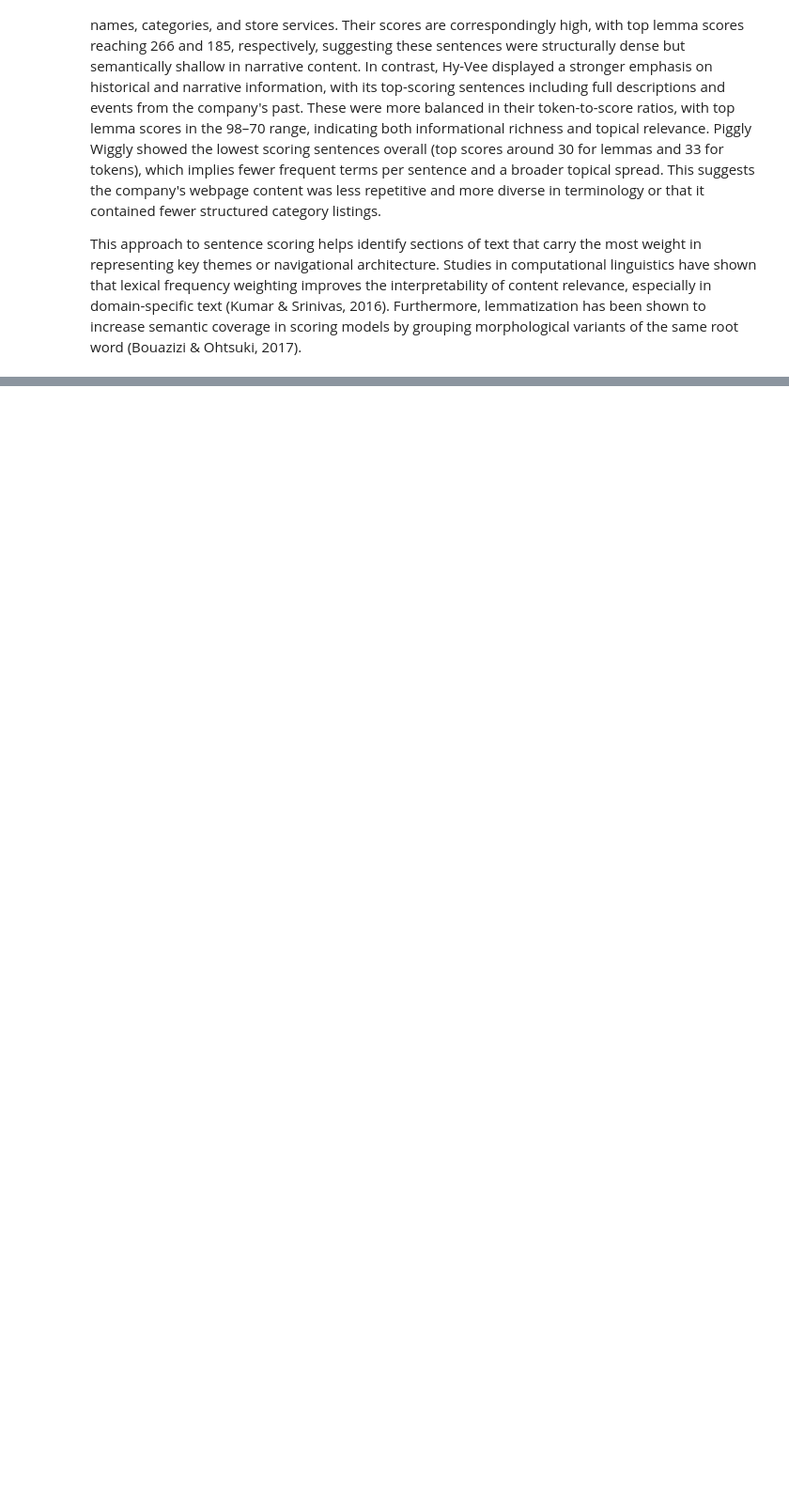
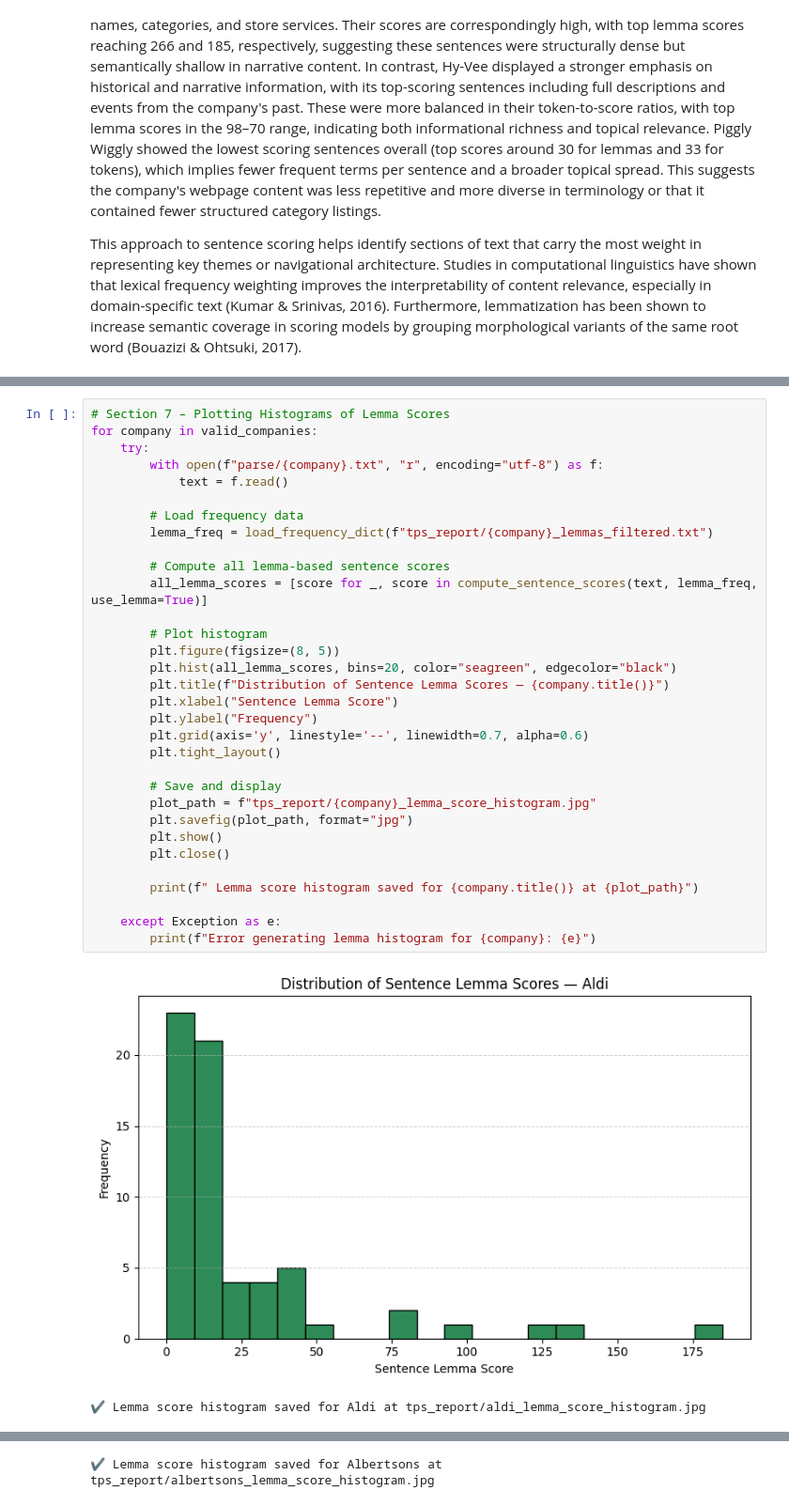
Before and after one commit to Data-Git-Hub/p7_web_compare, a Jupyter notebook: web_compare.ipynb, the cells around one changed output, grey strips where cells are left out. Shown at 94% size. Saved outputs shown, nothing was run; the diff lists cells and outputs as text; blank space fills up the shorter version.

```diff
--- a/web_compare.ipynb
+++ b/web_compare.ipynb
@@ -873,0 +921,35 @@ This approach to sentence scoring helps identify sections of text that carry the
+# %%
+# Section 7 – Plotting Histograms of Lemma Scores
+for company in valid_companies:
+    try:
+        with open(f"parse/{company}.txt", "r", encoding="utf-8") as f:
+            text = f.read()
+
+        # Load frequency data
+        lemma_freq = load_frequency_dict(f"tps_report/{company}_lemmas_filtered.txt")
+
+        # Compute all lemma-based sentence scores
+        all_lemma_scores = [score for _, score in compute_sentence_scores(text, lemma_freq, use_lemma=True)]
+
+        # Plot histogram
+        plt.figure(figsize=(8, 5))
+        plt.hist(all_lemma_scores, bins=20, color="seagreen", edgecolor="black")
+        plt.title(f"Distribution of Sentence Lemma Scores — {company.title()}")
+        plt.xlabel("Sentence Lemma Score")
+        plt.ylabel("Frequency")
+        plt.grid(axis='y', linestyle='--', linewidth=0.7, alpha=0.6)
+        plt.tight_layout()
+
+        # Save and display
+        plot_path = f"tps_report/{company}_lemma_score_histogram.jpg"
+        plt.savefig(plot_path, format="jpg")
+        plt.show()
+        plt.close()
+
+        print(f" Lemma score histogram saved for {company.title()} at {plot_path}")
+
+    except Exception as e:
+        print(f"Error generating lemma histogram for {company}: {e}")
+# %% [output]
+[figure, added]
+✔ Lemma score histogram saved for Aldi at tps_report/aldi_lemma_score_histogram.jpg
@@ -873,0 +957 @@ This approach to sentence scoring helps identify sections of text that carry the
+✔ Lemma score histogram saved for Albertsons at tps_report/albertsons_lemma_score_histogram.jpg
```
Also changed, not shown: parts of 8 cells of this notebook, 13 other files.
